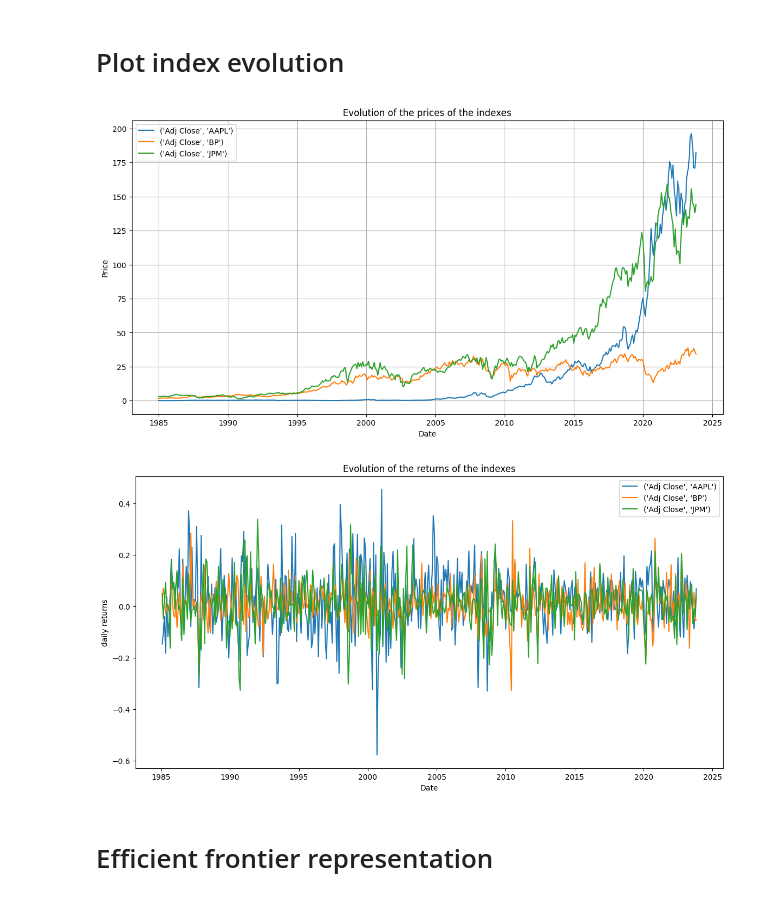
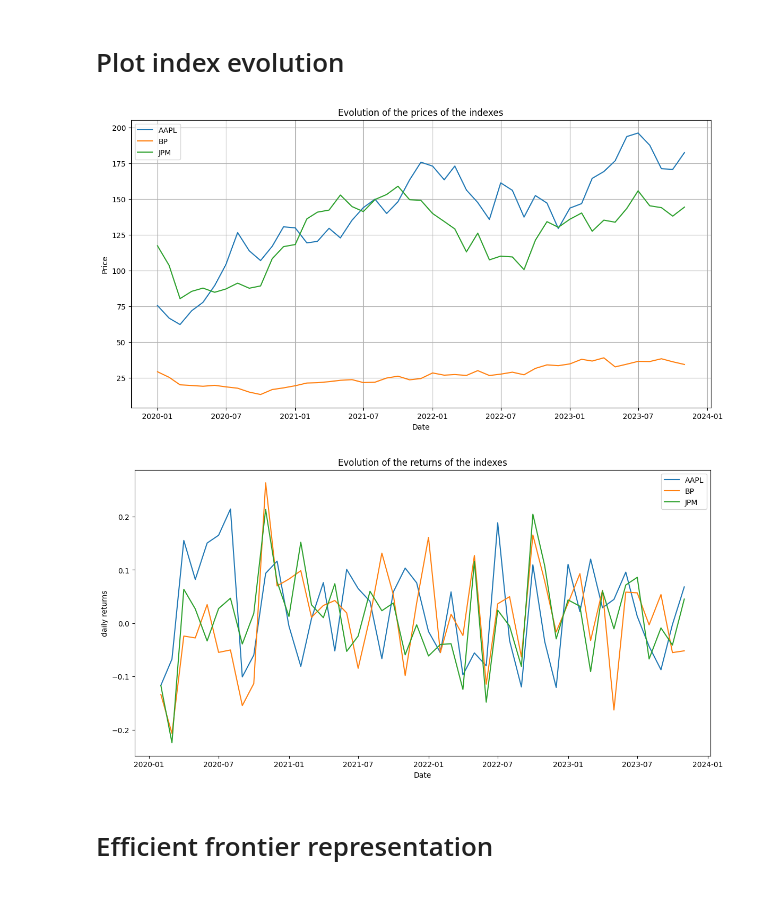
Before and after one commit to antoinedte/-Allocation_de_portefeuille_sous_contrainte_ESG, a Jupyter notebook: exploration/exploration_JPM_AAPL_BP.ipynb, the cells around one changed output. Drawn from its saved outputs; the diff is of its cells as text; code cells hidden in the pictures.

```diff
--- a/exploration/exploration_JPM_AAPL_BP.ipynb
+++ b/exploration/exploration_JPM_AAPL_BP.ipynb
@@ -120,22 +146,24 @@ VALUE_TO_PLOT = 'Adj Close'
 BEGIN_DATE = '2020-01-01'
 END_DATE = '2023-12-01'
 # %%
-# df_cropped = crop_dataframe(df_clean, BEGIN_DATE, END_DATE, all_dates=False)
-df_cropped = crop_dataframe(df_clean, all_dates=True)
+df_cropped = crop_dataframe(df_clean, BEGIN_DATE, END_DATE, all_dates=False)
+# df_cropped = crop_dataframe(df_clean, all_dates=True)
 
 table = df_cropped[[VALUE_TO_PLOT,'Ticker']].pivot(columns='Ticker')
+table.columns = table.columns.droplevel(0)
+
 
 plt.figure(figsize=(14, 7))
 for c in table.columns.values:
     plt.plot(table.index, table[c], label=c)
 plt.legend()
 plt.grid()
 plt.xlabel('Date')
 plt.ylabel('Price')
 plt.title('Evolution of the prices of the indexes')
 plt.show()
 # %% [output]
-[figure, old version]
+[figure, new version]
 # %%
 returns = table.pct_change()
 
@@ -148,7 +176,7 @@ plt.xlabel('Date')
 plt.title('Evolution of the returns of the indexes')
 plt.show()
 # %% [output]
-[figure, old version]
+[figure, new version]
 # %% [markdown]
 # Efficient frontier representation
 # %% [markdown]
```
Also changed, not shown: parts of 11 cells of this notebook.
